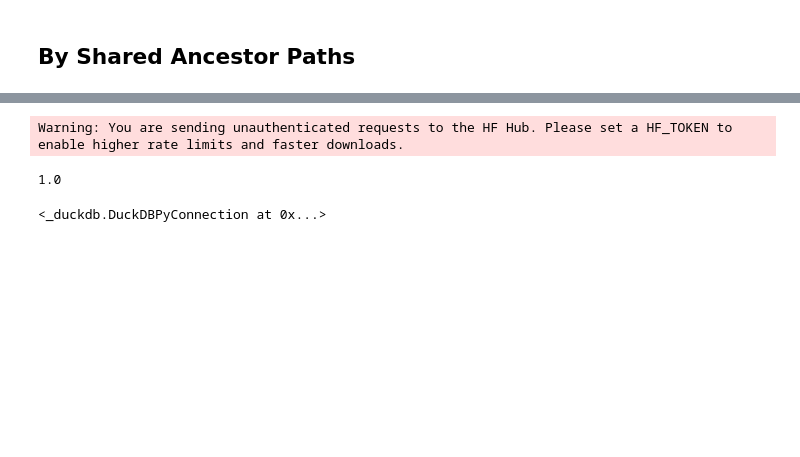
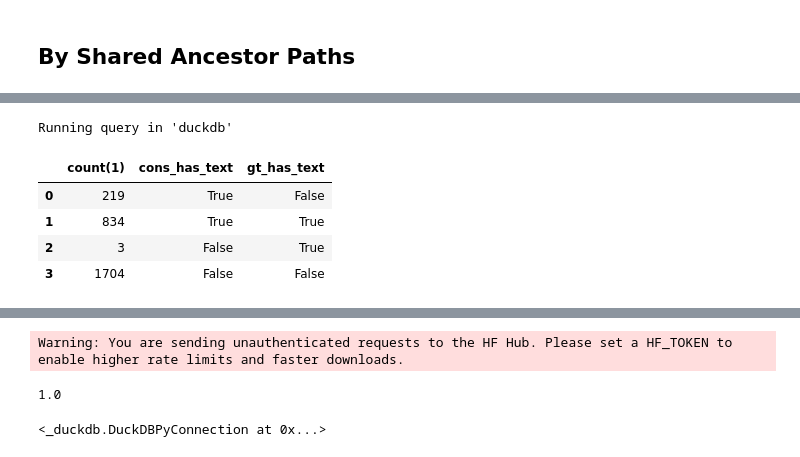
Before and after one commit to mitja-o/metadata-assistant, a Jupyter notebook: _evaluation/statistics/results/semantic_similarity.ipynb, the cells around one changed output, grey strips where cells are left out. Saved outputs shown, nothing was run; the diff lists cells and outputs as text; code cells hidden in the pictures; blank space fills up the shorter version.

```diff
--- a/_evaluation/statistics/results/semantic_similarity.ipynb
+++ b/_evaluation/statistics/results/semantic_similarity.ipynb
@@ -168,0 +322,12 @@ JOIN gt_dwc_t_data_nodes AS g
+# %%
+%%sql
+SELECT COUNT(1), cons_has_text, gt_has_text
+FROM shared_cons_gt_eml_author_nodes
+GROUP BY 2,3
+# %% [output]
+Running query in 'duckdb'
+|  | count(1) | cons_has_text | gt_has_text |
+| 0 | 219 | True | False |
+| 1 | 834 | True | True |
+| 2 | 3 | False | True |
+| 3 | 1704 | False | False |
```
Also changed, not shown: parts of 30 cells of this notebook, 2 other files.
